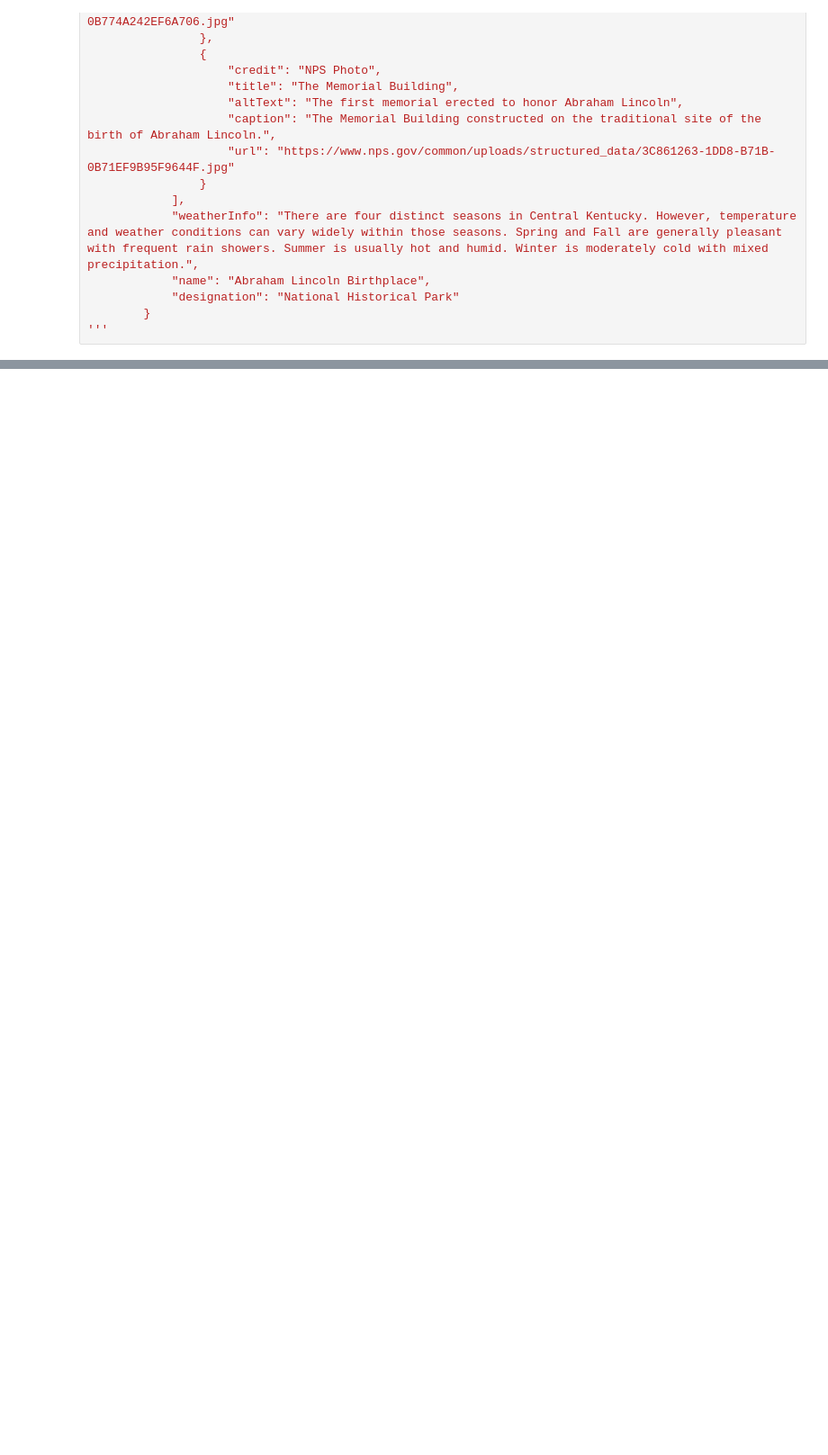
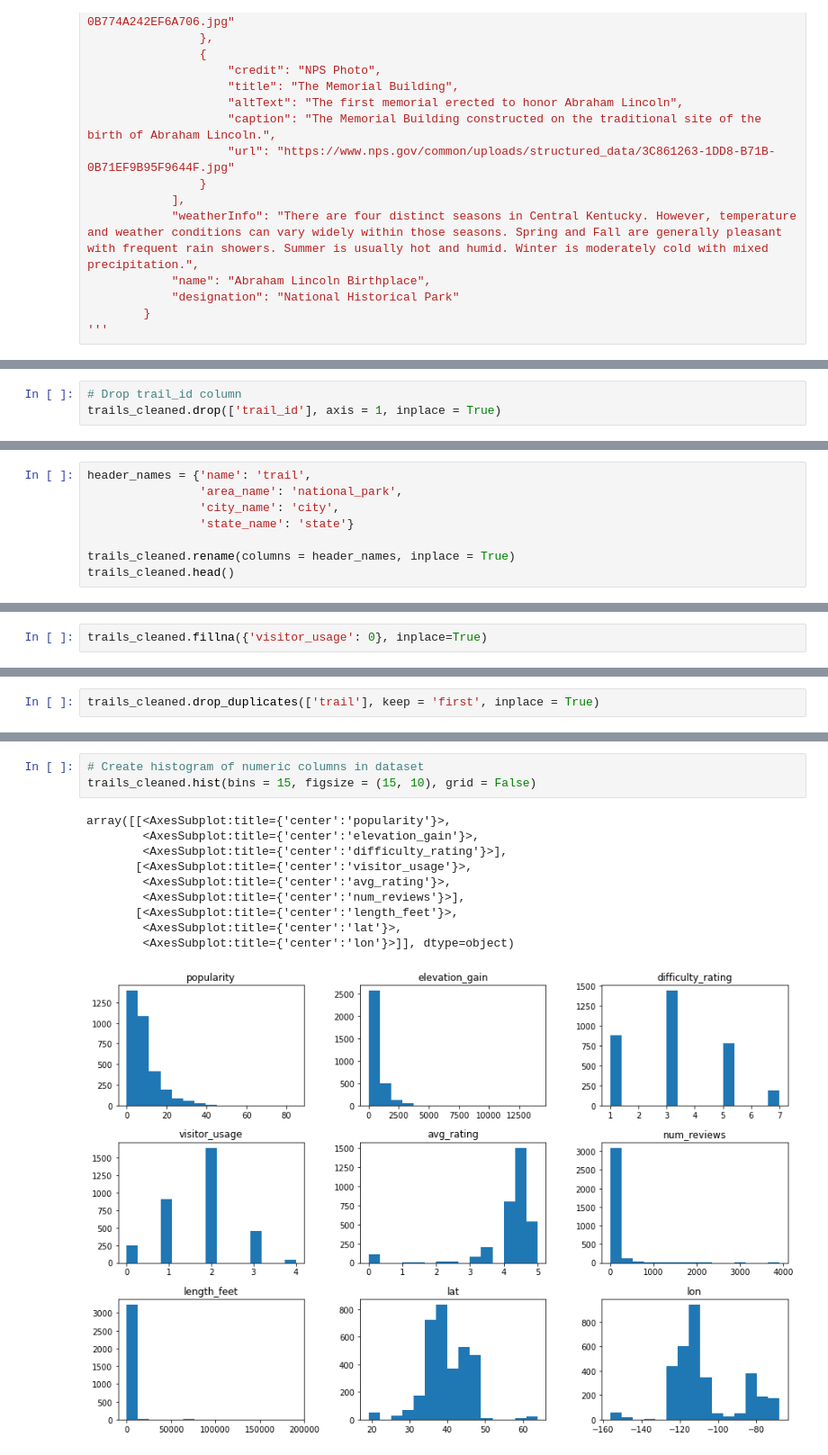
Before and after one commit to catie-williams/bu-dsc, a Jupyter notebook: DSC540/Term Paper/Term_Project_CableKimberly.ipynb, the cells around one changed output, grey strips where cells are left out. Shown: that part at 90% size. Drawn from its saved outputs; the diff is of its cells as text; blank space fills up the shorter version.

```diff
--- a/DSC540/Term Paper/Term_Project_CableKimberly.ipynb
+++ b/DSC540/Term Paper/Term_Project_CableKimberly.ipynb
@@ -240,0 +429,3 @@ Example Response:
+# %%
+# Drop trail_id column
+trails_cleaned.drop(['trail_id'], axis = 1, inplace = True)
@@ -240,0 +445,8 @@ Example Response:
+# %%
+header_names = {'name': 'trail',
+                'area_name': 'national_park',
+                'city_name': 'city',
+                'state_name': 'state'}
+
+trails_cleaned.rename(columns = header_names, inplace = True)
+trails_cleaned.head()
@@ -240,0 +464,2 @@ Example Response:
+# %%
+trails_cleaned.fillna({'visitor_usage': 0}, inplace=True)
@@ -240,0 +512,2 @@ Example Response:
+# %%
+trails_cleaned.drop_duplicates(['trail'], keep = 'first', inplace = True)
@@ -240,0 +533,14 @@ Example Response:
+# %%
+# Create histogram of numeric columns in dataset
+trails_cleaned.hist(bins = 15, figsize = (15, 10), grid = False)
+# %% [output]
+array([[<AxesSubplot:title={'center':'popularity'}>,
+        <AxesSubplot:title={'center':'elevation_gain'}>,
+        <AxesSubplot:title={'center':'difficulty_rating'}>],
+       [<AxesSubplot:title={'center':'visitor_usage'}>,
+        <AxesSubplot:title={'center':'avg_rating'}>,
+        <AxesSubplot:title={'center':'num_reviews'}>],
+       [<AxesSubplot:title={'center':'length_feet'}>,
+        <AxesSubplot:title={'center':'lat'}>,
+        <AxesSubplot:title={'center':'lon'}>]], dtype=object)
+[figure, added]
```
Also changed, not shown: parts of 47 cells of this notebook, 2 other files.
